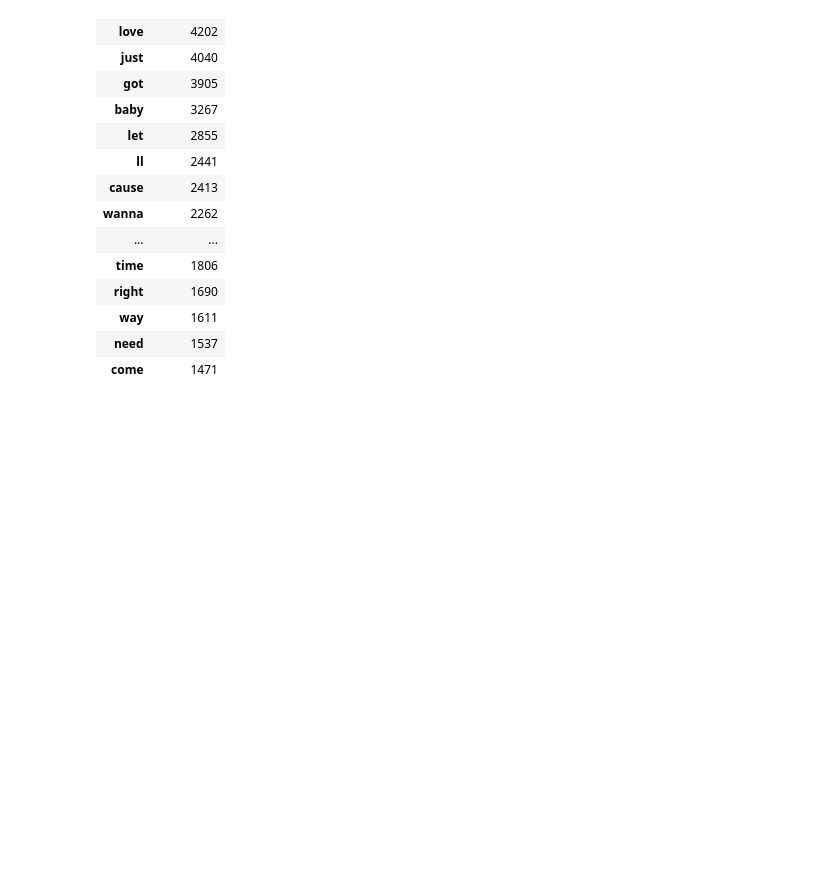
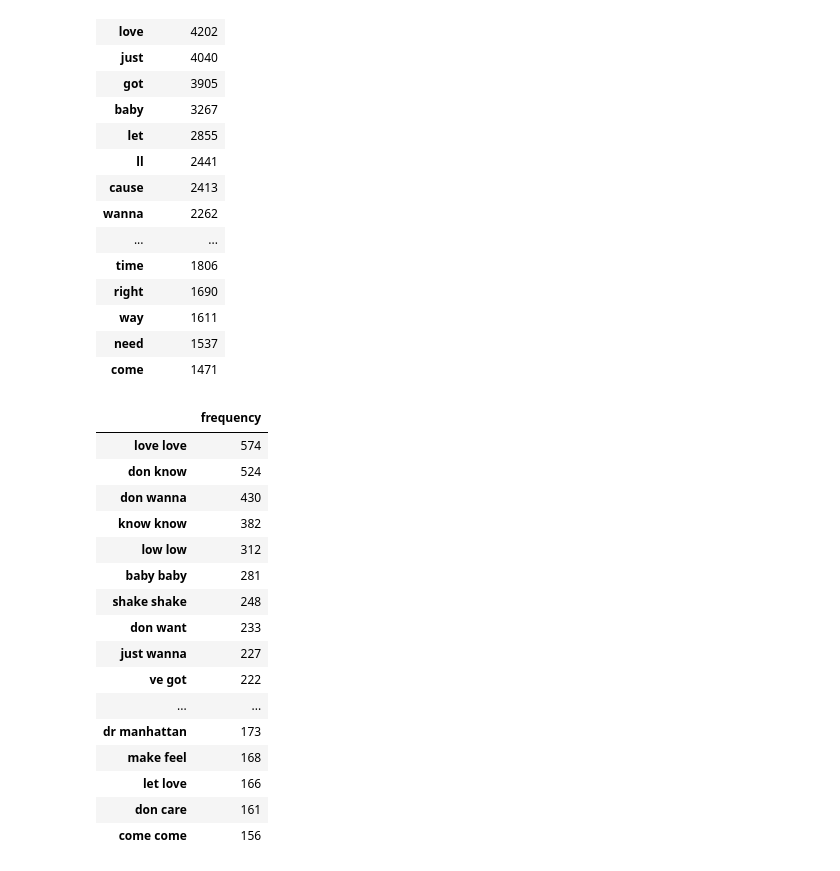
Before and after one commit to zylstraa/capstone, a Jupyter notebook: notebooks/bigrams_yearend.ipynb, the cells around one changed output. Cells and saved outputs as stored; diff of their text form; code cells hidden in the pictures; blank space fills up the shorter version.

Commit message:
year end chart lyrics complete

```diff
--- a/notebooks/bigrams_yearend.ipynb
+++ b/notebooks/bigrams_yearend.ipynb
@@ -18,7 +18,7 @@ lyric_data.head()
 lyrics = lyric_data['lyrics']
 # %%
 #custom stop words:
-sw = ['oh','ooh','yeah','na','la','hey','like','da','whoa','uh','huh','doh','doo','ha','eh','ay']
+sw = ['oh','ooh','yeah','na','la','hey','like','da','whoa','uh','huh','doh','doo','ha','eh','ay','ayy']
 # %%
 from gensim.utils import simple_preprocess
 from sklearn.feature_extraction import text
@@ -71,3 +73,57 @@ get_word_frequency(lyrics).sort_values('frequency',ascending=False).head(20)
 | way | 1611 |
 | need | 1537 |
 | come | 1471 |
+# %%
+from gensim.utils import simple_preprocess
+from sklearn.feature_extraction import text
+
+#code from affordable housing q4 project:
+def get_bigram(series):
+
+    word_vectorizer_bigram = CountVectorizer(
+        ngram_range=(2, 2),
+        analyzer='word',
+        stop_words= text.ENGLISH_STOP_WORDS.union(sw),
+    )
+
+    sparse_matrix = word_vectorizer_bigram.fit_transform(
+        lyrics.apply(
+            lambda sentence: " ".join(
+                [word.strip("_") for word in simple_preprocess(sentence.strip().strip("-").replace("-", " "))]
+            )
+        )
+    )
+
+    # Create frequency matrix
+    #frequencies = sum(sparse_matrix).toarray()[0]
+    frequencies = sparse_matrix.sum(axis=0) #.toarray()[0]
+
+    # Create DF from frequency matrix
+    #result_df = pd.DataFrame(frequencies, index=word_vectorizer.get_feature_names(), columns=['frequency'])
+    result_df_bigram = pd.DataFrame(frequencies.reshape(-1,1),
+                                    index=word_vectorizer_bigram.get_feature_names(),
+                                    columns=['frequency']).sort_values('frequency',ascending=False)
+
+
+    # Return sorted DF
+    return result_df_bigram
+# %%
+get_bigram(lyrics).head(20)
+# %% [output]
+|  | frequency |
+| love love | 574 |
+| don know | 524 |
+| don wanna | 430 |
+| know know | 382 |
+| low low | 312 |
+| baby baby | 281 |
+| shake shake | 248 |
+| don want | 233 |
+| just wanna | 227 |
+| ve got | 222 |
+| ... | ... |
+| dr manhattan | 173 |
+| make feel | 168 |
+| let love | 166 |
+| don care | 161 |
+| come come | 156 |
```
Also changed, not shown: parts of 2 cells of this notebook, 2 other files.
